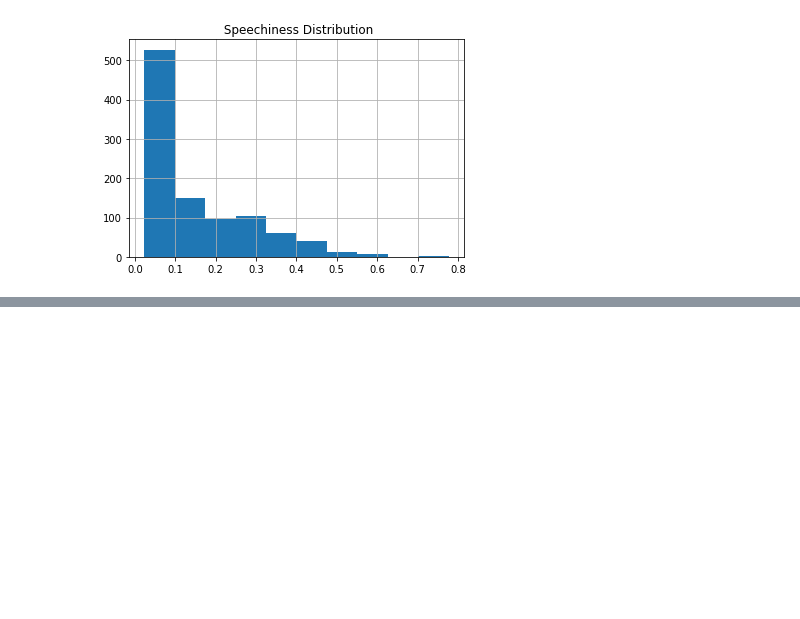
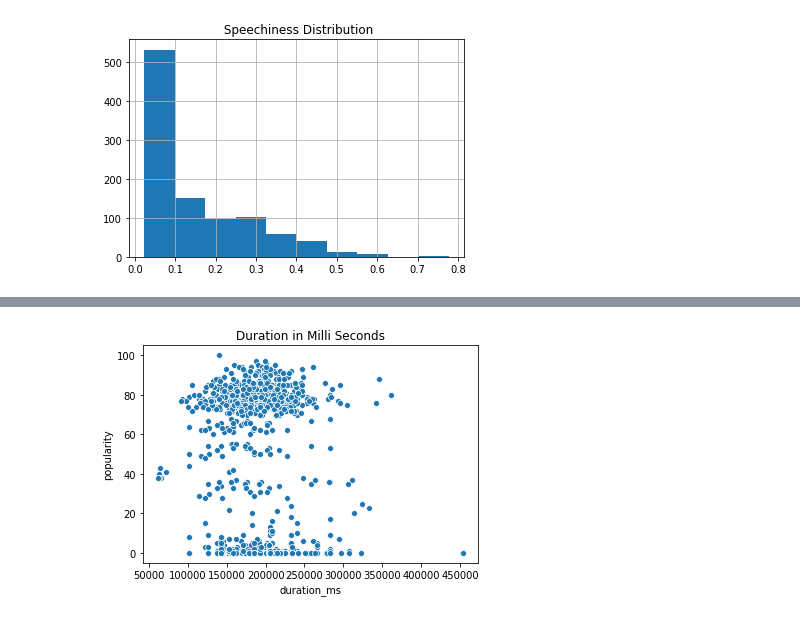
Before and after one commit to ipatel467/Spotify-Project, a Jupyter notebook: Spotify.ipynb, the cells around one changed output, grey strips where cells are left out. Drawn from its saved outputs; the diff is of its cells as text; code cells hidden in the pictures; blank space fills up the shorter version.

```diff
--- a/Spotify.ipynb
+++ b/Spotify.ipynb
@@ -258 +258,6 @@ sns.scatterplot(x="danceability", y="popularity", data=full_df)
+# %%
+sns.scatterplot(x="duration_ms", y="popularity", data=full_df)
+plt.title('Duration in Milli Seconds');
+# %% [output]
+[figure, added]
 # %%
```
Also changed, not shown: parts of 22 cells of this notebook.
